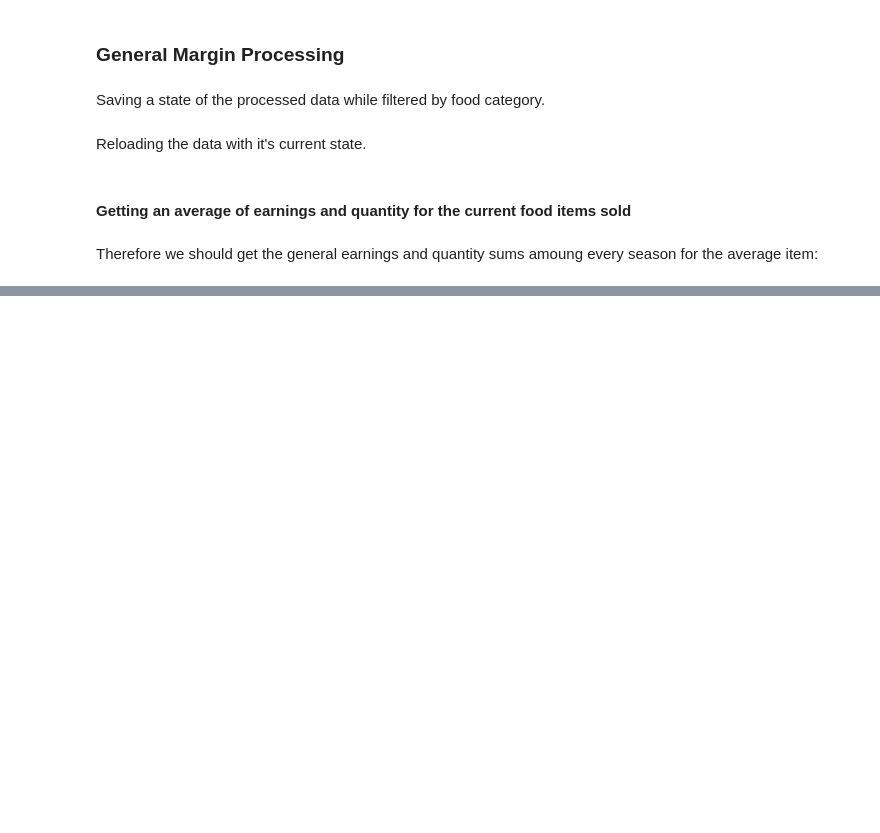
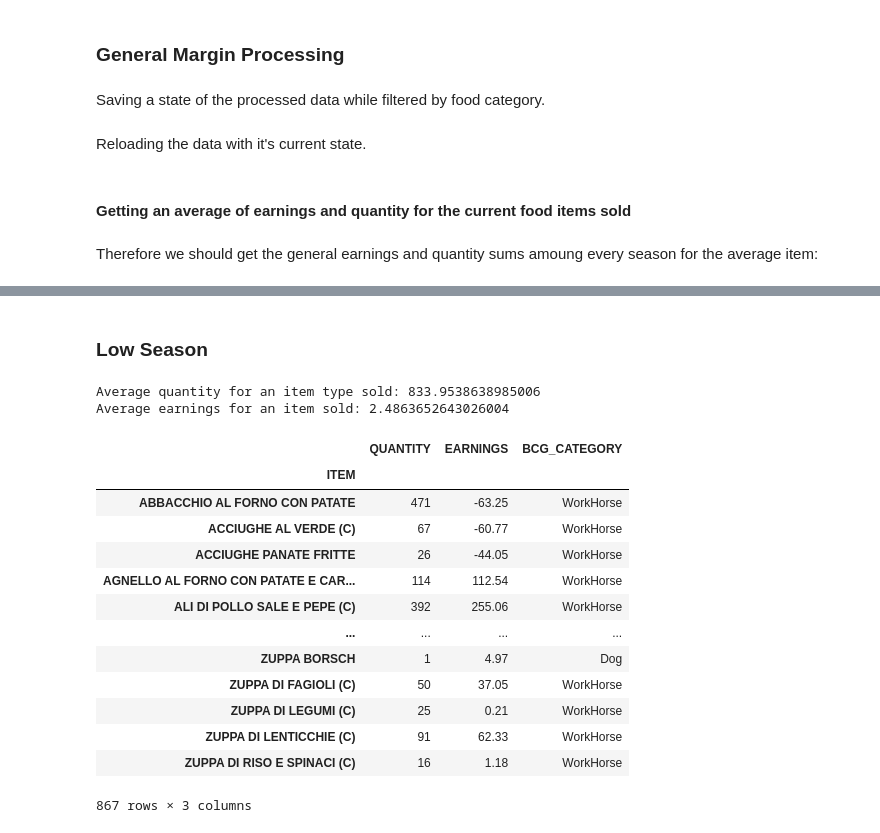
Before and after one commit to IgalKF/Academy.DataScience.MenuOptimization, a Jupyter notebook: ItalyMenu.ipynb, the cells around one changed output, grey strips where cells are left out. Cells and saved outputs as stored; diff of their text form; code cells hidden in the pictures; blank space fills up the shorter version.

```diff
--- a/ItalyMenu.ipynb
+++ b/ItalyMenu.ipynb
@@ -493,0 +538,21 @@ Average earnings for an item sold: 2.4863652643026004
+# %% [markdown]
+### Low Season
+# %%
+get_bcg_categories_by_season('Low')
+# %% [output]
+Average quantity for an item type sold: 833.9538638985006
+Average earnings for an item sold: 2.4863652643026004
+|  | QUANTITY | EARNINGS | BCG_CATEGORY |
+| ITEM |  |  |  |
+| ABBACCHIO AL FORNO CON PATATE | 471 | -63.25 | WorkHorse |
+| ACCIUGHE AL VERDE (C) | 67 | -60.77 | WorkHorse |
+| ACCIUGHE PANATE FRITTE | 26 | -44.05 | WorkHorse |
+| AGNELLO AL FORNO CON PATATE E CAR... | 114 | 112.54 | WorkHorse |
+| ALI DI POLLO SALE E PEPE (C) | 392 | 255.06 | WorkHorse |
+| ... | ... | ... | ... |
+| ZUPPA BORSCH | 1 | 4.97 | Dog |
+| ZUPPA DI FAGIOLI (C) | 50 | 37.05 | WorkHorse |
+| ZUPPA DI LEGUMI (C) | 25 | 0.21 | WorkHorse |
+| ZUPPA DI LENTICCHIE (C) | 91 | 62.33 | WorkHorse |
+| ZUPPA DI RISO E SPINACI (C) | 16 | 1.18 | WorkHorse |
+867 rows × 3 columns
```
Also changed, not shown: parts of 10 cells of this notebook.
